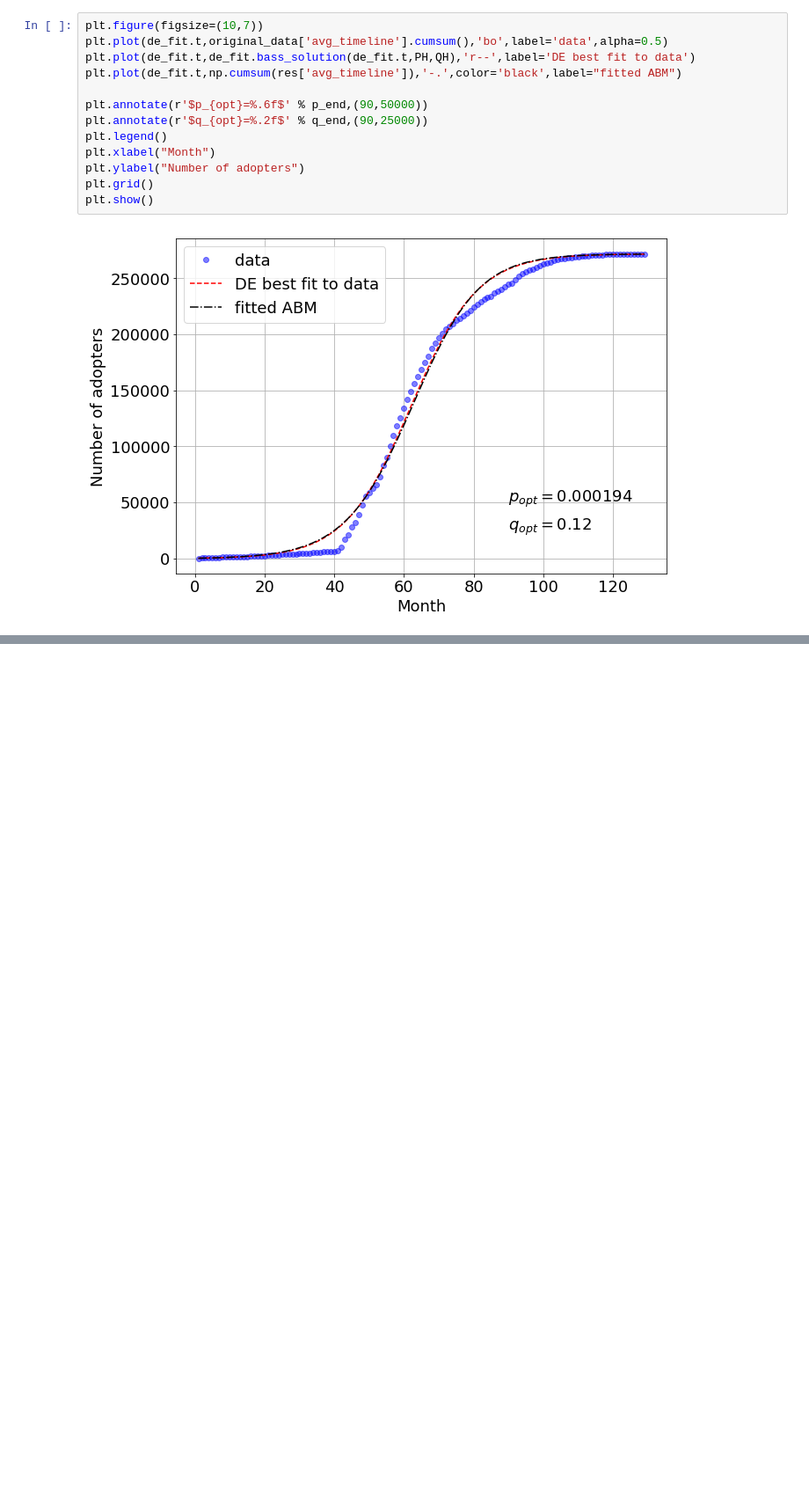
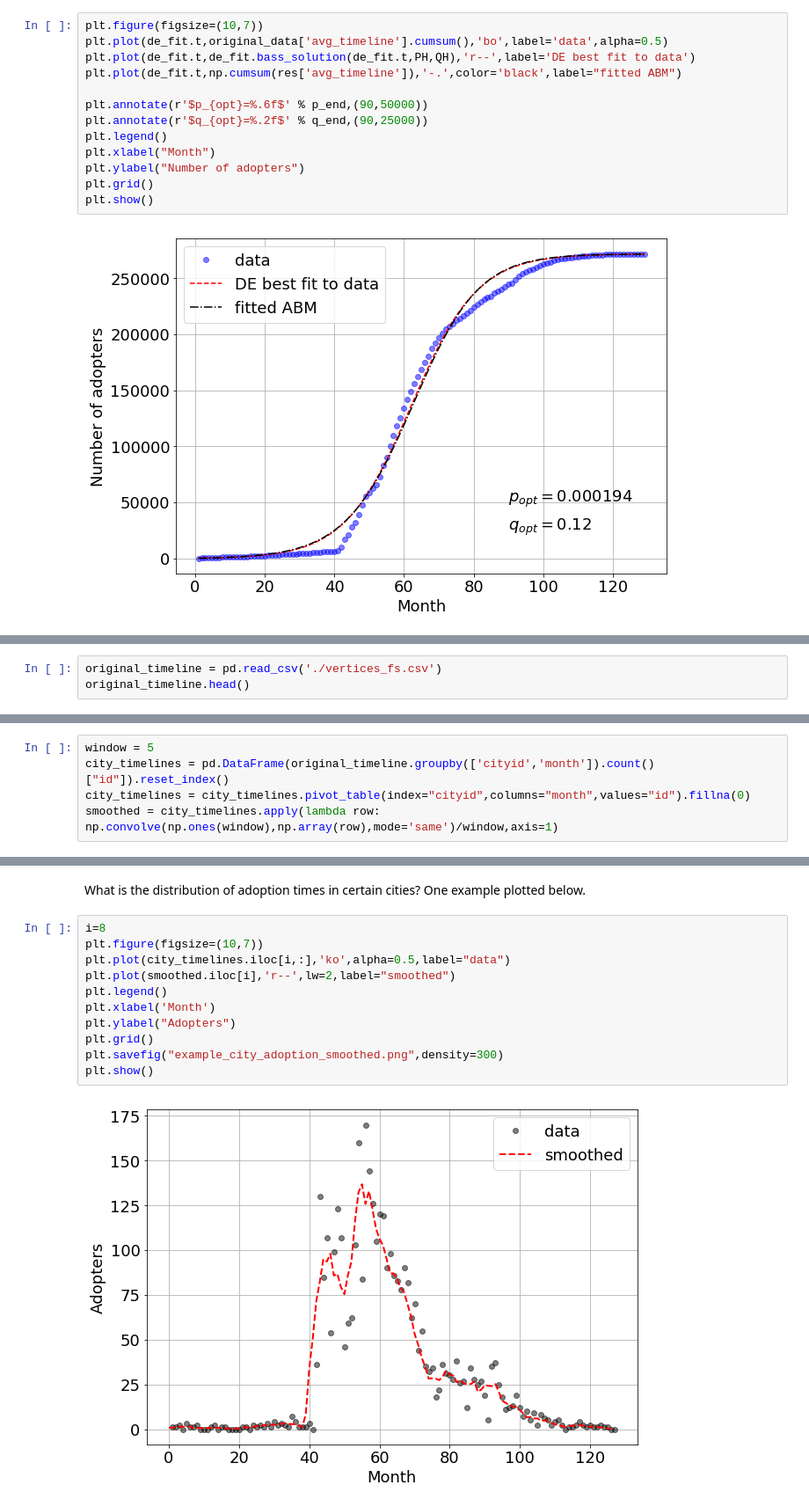
Before and after one commit to bokae/spatial_diffusion, a Jupyter notebook: optimization.ipynb, the cells around one changed output, grey strips where cells are left out. Shown at 88% size. Drawn from its saved outputs; the diff is of its cells as text; blank space fills up the shorter version.

```diff
--- a/optimization.ipynb
+++ b/optimization.ipynb
@@ -297,0 +357,3 @@ plt.show()
+# %%
+original_timeline = pd.read_csv('./vertices_fs.csv')
+original_timeline.head()
@@ -297,0 +369,5 @@ plt.show()
+# %%
+window = 5
+city_timelines = pd.DataFrame(original_timeline.groupby(['cityid','month']).count()["id"]).reset_index()
+city_timelines = city_timelines.pivot_table(index="cityid",columns="month",values="id").fillna(0)
+smoothed = city_timelines.apply(lambda row: np.convolve(np.ones(window),np.array(row),mode='same')/window,axis=1)
@@ -297,0 +384,15 @@ plt.show()
+# %% [markdown]
+What is the distribution of adoption times in certain cities? One example plotted below.
+# %%
+i=8
+plt.figure(figsize=(10,7))
+plt.plot(city_timelines.iloc[i,:],'ko',alpha=0.5,label="data")
+plt.plot(smoothed.iloc[i],'r--',lw=2,label="smoothed")
+plt.legend()
+plt.xlabel('Month')
+plt.ylabel("Adopters")
+plt.grid()
+plt.savefig("example_city_adoption_smoothed.png",density=300)
+plt.show()
+# %% [output]
+[figure, added]
```
Also changed, not shown: parts of 95 cells of this notebook, 1 other file.
